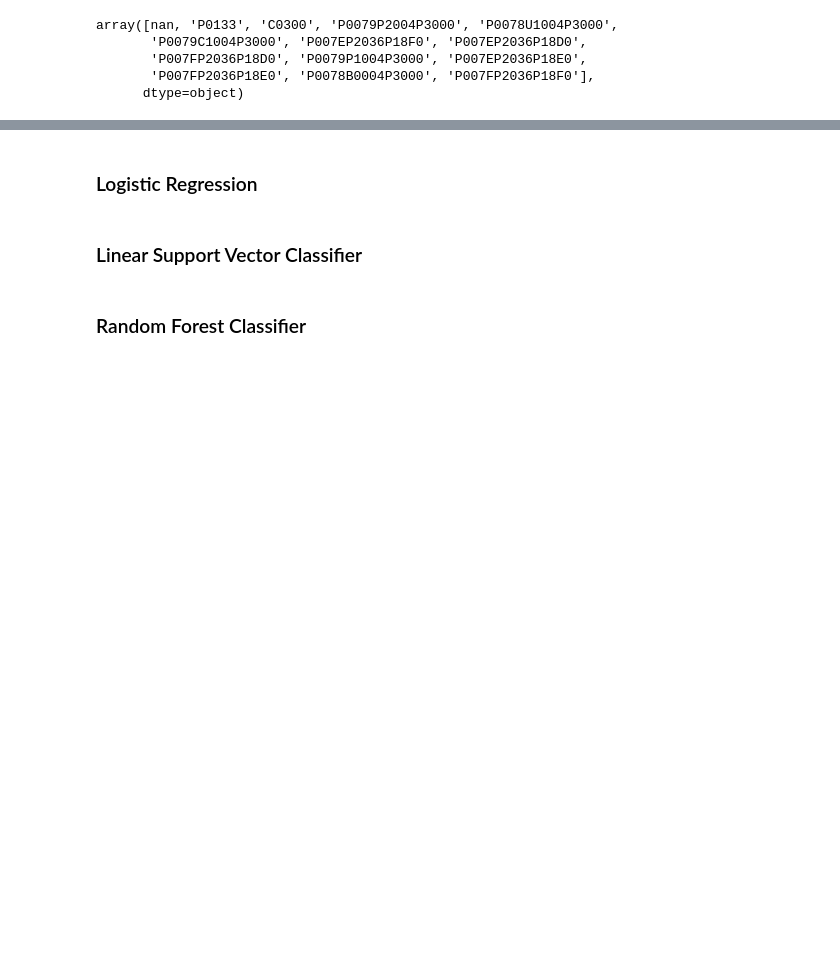
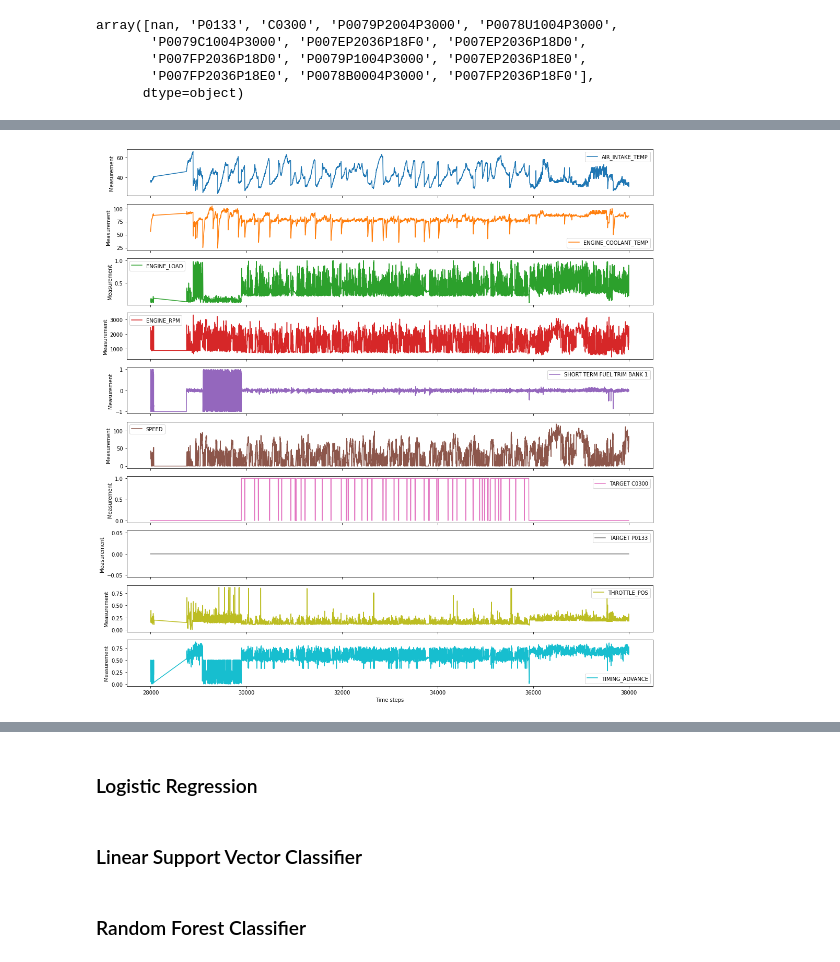
Before and after one commit to shamilnabiyev/automl-time-series, a Jupyter notebook: notebooks/odb-2-dtc-model-training.ipynb, the cells around one changed output, grey strips where cells are left out. Saved outputs shown, nothing was run; the diff lists cells and outputs as text; code cells hidden in the pictures; blank space fills up the shorter version.

```diff
--- a/notebooks/odb-2-dtc-model-training.ipynb
+++ b/notebooks/odb-2-dtc-model-training.ipynb
@@ -171,0 +153,14 @@ plt.show()
+# %%
+selected_columns = df.columns.difference(["TROUBLE_CODES", "VEHICLE_ID", "TIMESTAMP", "TROUBLE_CODES_BINARY"])
+
+df[selected_columns][28000:38000].plot(
+    subplots=True,
+    figsize=(15, 15),
+    xlabel='Time steps',
+    ylabel='Measurement'
+)
+
+plt.tight_layout()
+plt.show()
+# %% [output]
+[figure, added]
```
Also changed, not shown: parts of 57 cells of this notebook.
